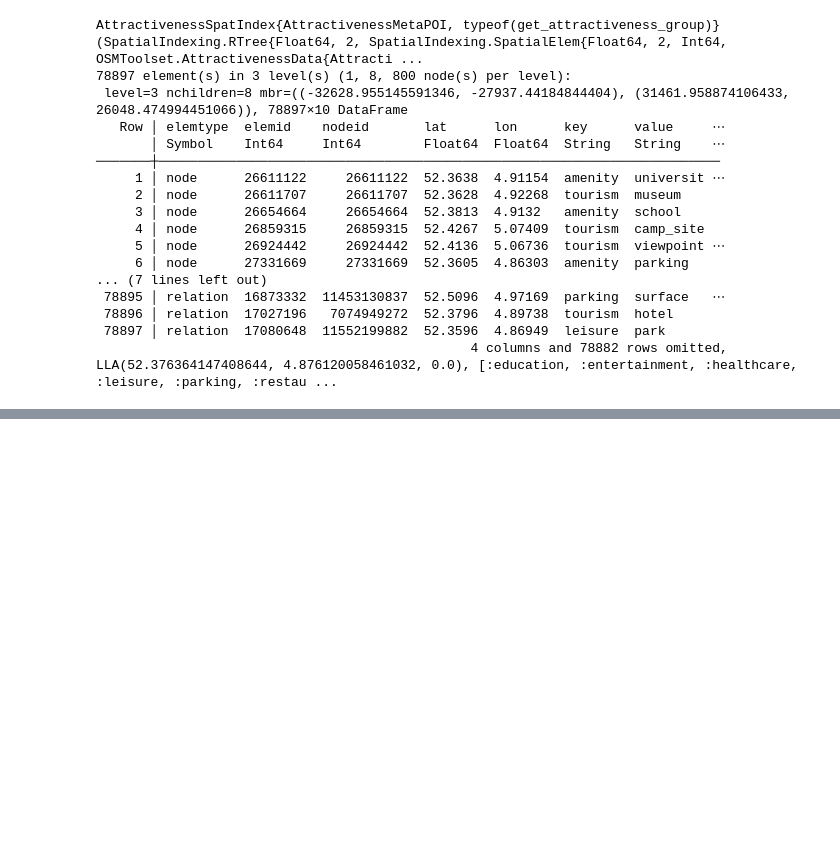
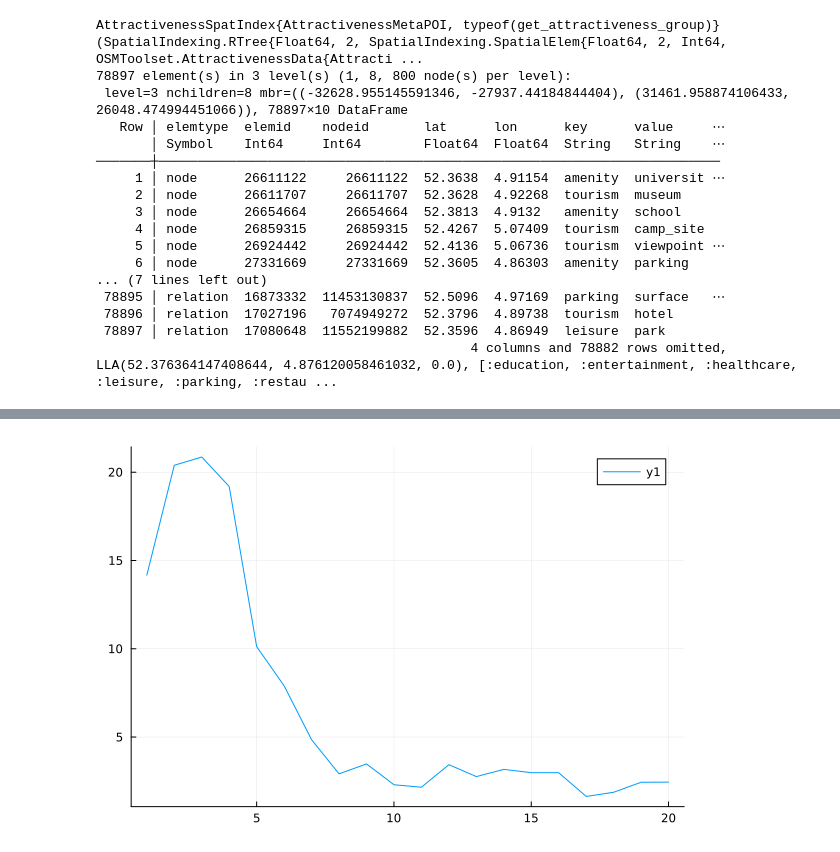
Before and after one commit to AdamKasinski/walkability_analyses, a Jupyter notebook: example.ipynb, the cells around one changed output, grey strips where cells are left out. Saved outputs shown, nothing was run; the diff lists cells and outputs as text; code cells hidden in the pictures; blank space fills up the shorter version.

```diff
--- a/example.ipynb
+++ b/example.ipynb
@@ -121 +143,5 @@ x_axis = [i for i in 1:10]
+# %%
+plot(x_axis,attr_albuquerque)
+# %% [output]
+[figure, added]
 # %%
```
Also changed, not shown: parts of 9 cells of this notebook.
